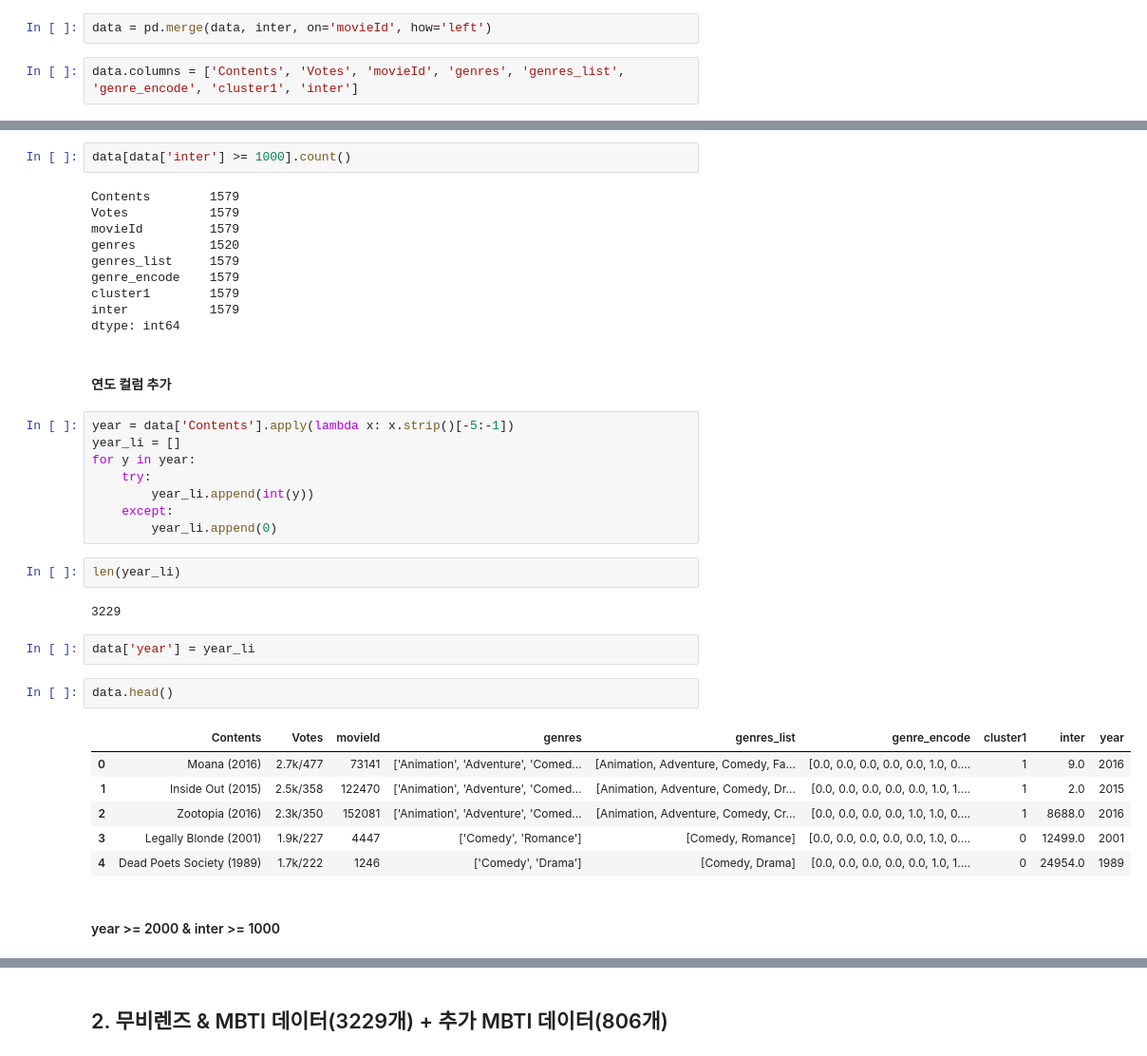
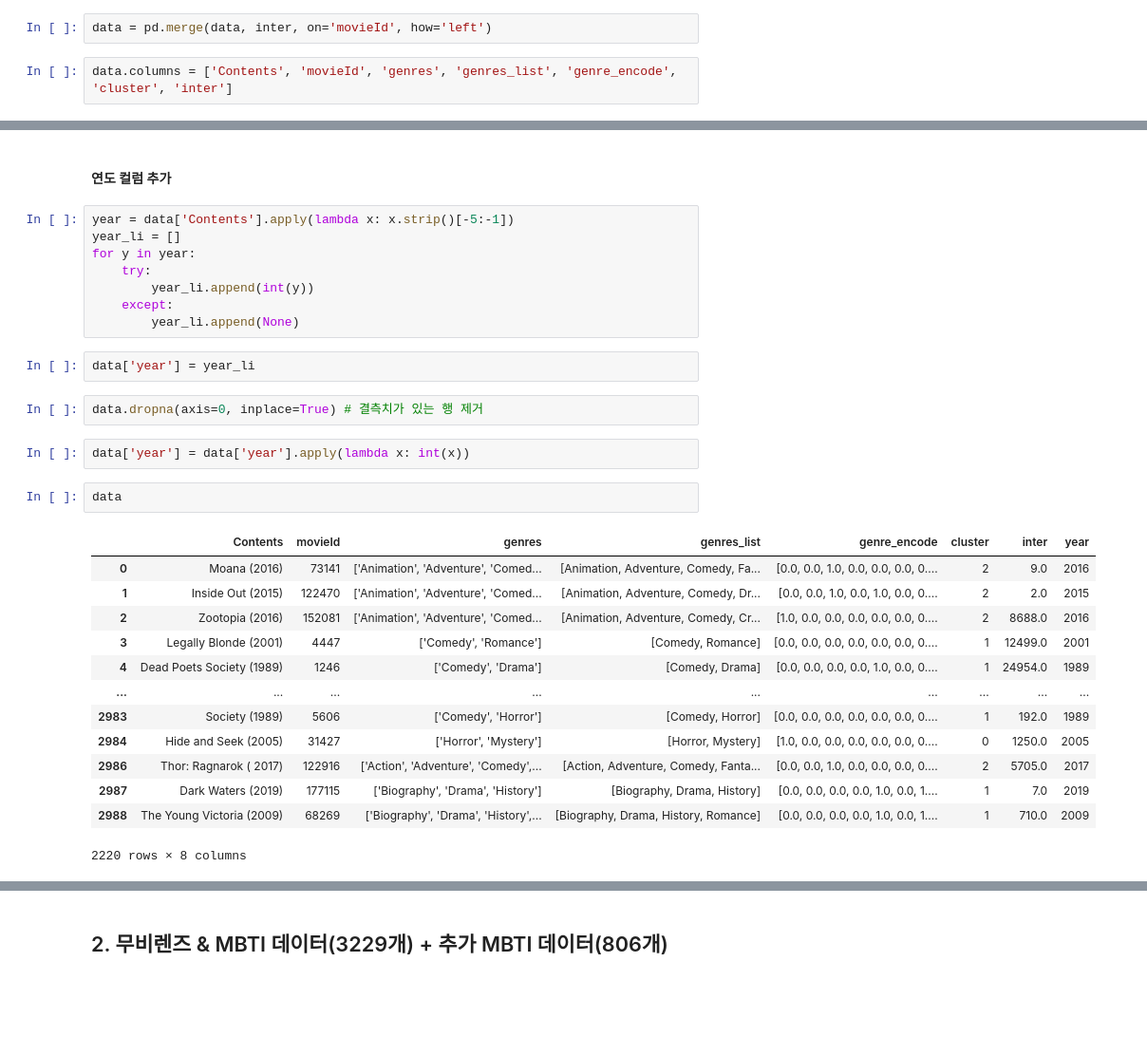
Before and after one commit to boostcampaitech4lv23recsys2/level3_productserving-level3-recsys-08, a Jupyter notebook: Data/DataProcessing/movie_select.ipynb, the cells around one changed output, grey strips where cells are left out. Shown at 95% size. Drawn from its saved outputs; the diff is of its cells as text; blank space fills up the shorter version.

Commit message:
[Feat][전해리] movie_select 코드 수정

```diff
--- a/Data/DataProcessing/movie_select.ipynb
+++ b/Data/DataProcessing/movie_select.ipynb
@@ -361,7 +339,7 @@ inter.head()
 # %%
 data = pd.merge(data, inter, on='movieId', how='left')
 # %%
-data.columns = ['Contents', 'Votes', 'movieId', 'genres', 'genres_list', 'genre_encode', 'cluster1', 'inter']
+data.columns = ['Contents', 'movieId', 'genres', 'genres_list', 'genre_encode', 'cluster', 'inter']
 # %%
 data.head()
 # %% [output]
@@ -398,15 +356,3 @@ sorted(data['inter'].unique(), reverse=True)
-# %%
-data[data['inter'] >= 1000].count()
-# %% [output]
-Contents        1579
-Votes           1579
-movieId         1579
-genres          1520
-genres_list     1579
-genre_encode    1579
-cluster1        1579
-inter           1579
-dtype: int64
 # %% [markdown]
 #### 연도 컬럼 추가
 # %%
@@ -416,21 +362,26 @@ for y in year:
     try:
         year_li.append(int(y))
     except:
-        year_li.append(0)
+        year_li.append(None)
-# %%
-len(year_li)
-# %% [output]
-3229
 # %%
 data['year'] = year_li
+# %%
+data.dropna(axis=0, inplace=True) # 결측치가 있는 행 제거
+# %%
+data['year'] = data['year'].apply(lambda x: int(x))
 # %%
-data.head()
+data
 # %% [output]
-|  | Contents | Votes | movieId | genres | genres_list | genre_encode | cluster1 | inter | year |
-| 0 | Moana (2016) | 2.7k/477 | 73141 | ['Animation', 'Adventure', 'Comed... | [Animation, Adventure, Comedy, Fa... | [0.0, 0.0, 0.0, 0.0, 0.0, 1.0, 0.... | 1 | 9.0 | 2016 |
-| 1 | Inside Out (2015) | 2.5k/358 | 122470 | ['Animation', 'Adventure', 'Comed... | [Animation, Adventure, Comedy, Dr... | [0.0, 0.0, 0.0, 0.0, 0.0, 1.0, 1.... | 1 | 2.0 | 2015 |
-| 2 | Zootopia (2016) | 2.3k/350 | 152081 | ['Animation', 'Adventure', 'Comed... | [Animation, Adventure, Comedy, Cr... | [0.0, 0.0, 0.0, 0.0, 1.0, 1.0, 0.... | 1 | 8688.0 | 2016 |
-| 3 | Legally Blonde (2001) | 1.9k/227 | 4447 | ['Comedy', 'Romance'] | [Comedy, Romance] | [0.0, 0.0, 0.0, 0.0, 0.0, 1.0, 0.... | 0 | 12499.0 | 2001 |
-| 4 | Dead Poets Society (1989) | 1.7k/222 | 1246 | ['Comedy', 'Drama'] | [Comedy, Drama] | [0.0, 0.0, 0.0, 0.0, 0.0, 1.0, 1.... | 0 | 24954.0 | 1989 |
+|  | Contents | movieId | genres | genres_list | genre_encode | cluster | inter | year |
+| 0 | Moana (2016) | 73141 | ['Animation', 'Adventure', 'Comed... | [Animation, Adventure, Comedy, Fa... | [0.0, 0.0, 1.0, 0.0, 0.0, 0.0, 0.... | 2 | 9.0 | 2016 |
+| 1 | Inside Out (2015) | 122470 | ['Animation', 'Adventure', 'Comed... | [Animation, Adventure, Comedy, Dr... | [0.0, 0.0, 1.0, 0.0, 1.0, 0.0, 0.... | 2 | 2.0 | 2015 |
+| 2 | Zootopia (2016) | 152081 | ['Animation', 'Adventure', 'Comed... | [Animation, Adventure, Comedy, Cr... | [1.0, 0.0, 0.0, 0.0, 0.0, 0.0, 0.... | 2 | 8688.0 | 2016 |
+| 3 | Legally Blonde (2001) | 4447 | ['Comedy', 'Romance'] | [Comedy, Romance] | [0.0, 0.0, 0.0, 0.0, 0.0, 0.0, 0.... | 1 | 12499.0 | 2001 |
+| 4 | Dead Poets Society (1989) | 1246 | ['Comedy', 'Drama'] | [Comedy, Drama] | [0.0, 0.0, 0.0, 0.0, 1.0, 0.0, 0.... | 1 | 24954.0 | 1989 |
+| ... | ... | ... | ... | ... | ... | ... | ... | ... |
+| 2983 | Society (1989) | 5606 | ['Comedy', 'Horror'] | [Comedy, Horror] | [0.0, 0.0, 0.0, 0.0, 0.0, 0.0, 0.... | 1 | 192.0 | 1989 |
+| 2984 | Hide and Seek (2005) | 31427 | ['Horror', 'Mystery'] | [Horror, Mystery] | [1.0, 0.0, 0.0, 0.0, 0.0, 0.0, 0.... | 0 | 1250.0 | 2005 |
+| 2986 | Thor: Ragnarok ( 2017) | 122916 | ['Action', 'Adventure', 'Comedy',... | [Action, Adventure, Comedy, Fanta... | [0.0, 0.0, 1.0, 0.0, 0.0, 0.0, 0.... | 2 | 5705.0 | 2017 |
+| 2987 | Dark Waters (2019) | 177115 | ['Biography', 'Drama', 'History'] | [Biography, Drama, History] | [0.0, 0.0, 0.0, 0.0, 1.0, 0.0, 1.... | 1 | 7.0 | 2019 |
+| 2988 | The Young Victoria (2009) | 68269 | ['Biography', 'Drama', 'History',... | [Biography, Drama, History, Romance] | [0.0, 0.0, 0.0, 0.0, 1.0, 0.0, 1.... | 1 | 710.0 | 2009 |
+2220 rows × 8 columns
-# %% [markdown]
-#### year >= 2000 & inter >= 1000
```
Also changed, not shown: parts of 63 cells of this notebook, 1 other file.
